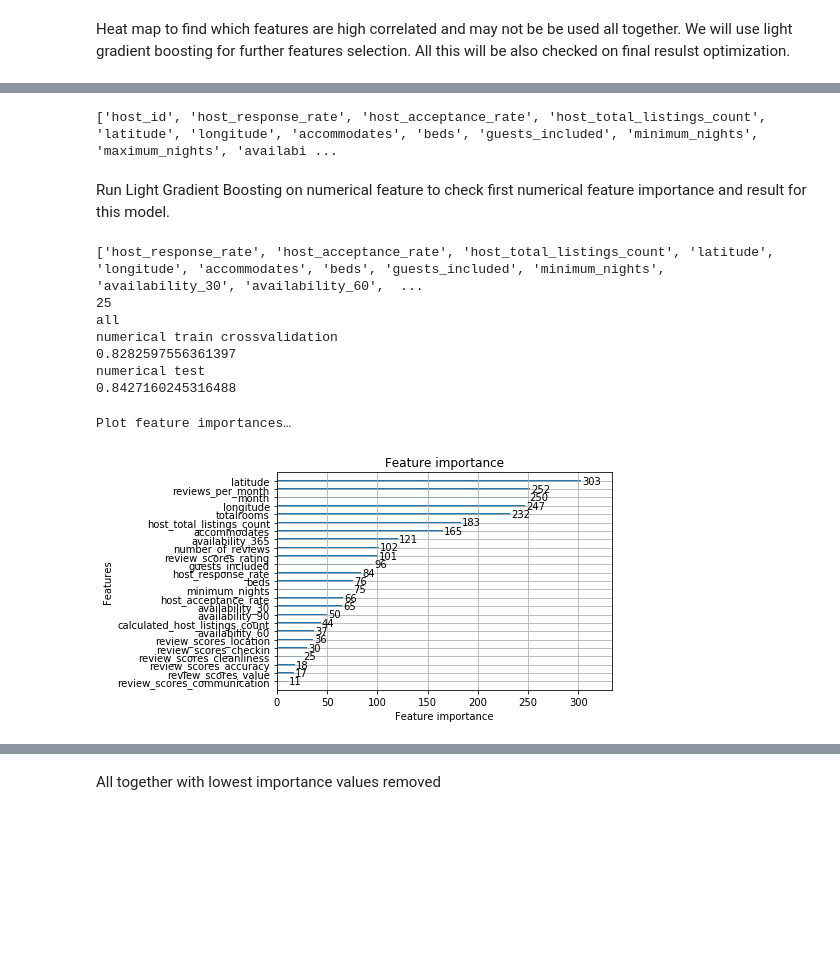
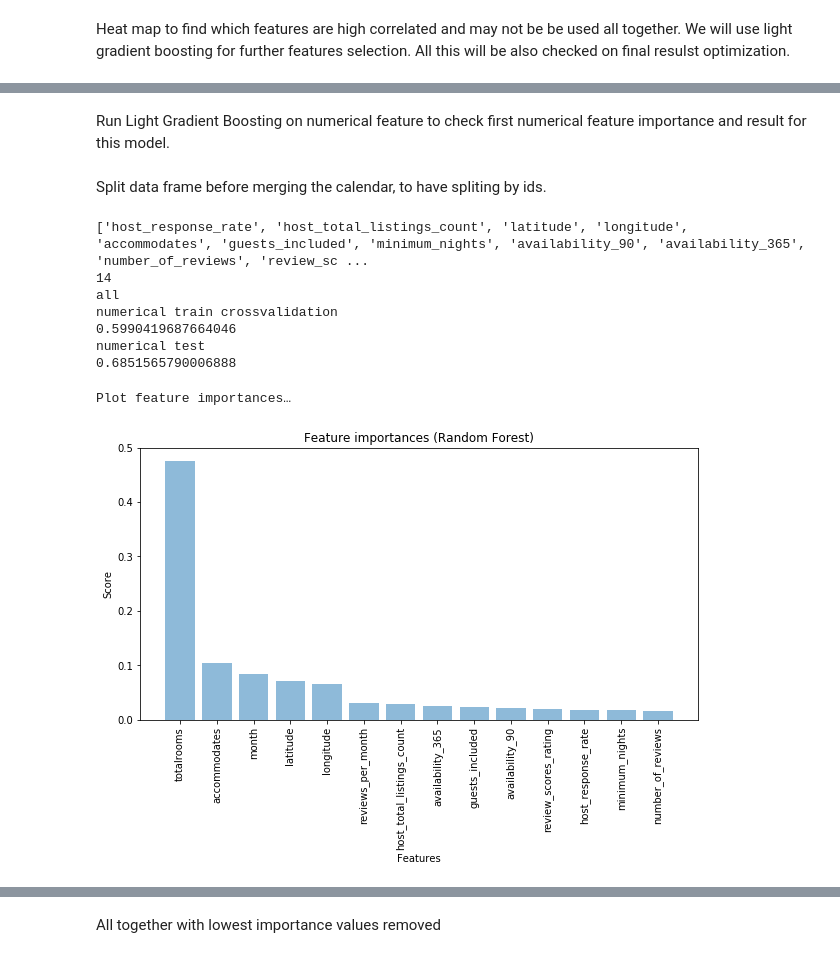
Before and after one commit to kuzn137/airbnb-data-modeling, a Jupyter notebook: airbnb.ipynb, the cells around one changed output, grey strips where cells are left out. Saved outputs shown, nothing was run; the diff lists cells and outputs as text; code cells hidden in the pictures; blank space fills up the shorter version.

```diff
--- a/airbnb.ipynb
+++ b/airbnb.ipynb
@@ -185,9 +278,8 @@ df["host_total_listings_count"]=df["host_total_listings_count"].fillna(df["host_
  Heat map to find which features are high correlated and may not be be used all together. We will use light gradient boosting for further features selection. All this will be also checked on final resulst optimization.
 # %%
 #first to exclude
-exc=  ['host_id']#['calculated_host_listings_count', 'review_scores_location', 'review_scores_communication', 'review_scores_accuracy',  'review_scores_cleanliness', 'host_listings_count', "price"]
-col = [i for i in colf if i not in exc]
-corr = df[col].corr()
+col = [i for i in col if i not in exc]
+corr = df_train[col].corr()
 # Generate a mask for the upper triangle
 mask = np.zeros_like(corr, dtype=np.bool)
 mask[np.triu_indices_from(mask)] = True
@@ -206,50 +298,43 @@ sns.heatmap(corr, mask=mask, cmap=cmap, vmax=.3, center=0,
-# %%
-#From highly correlated features this feature works better (checked) and reduce number of features
-df['totalrooms'] = df['bedrooms']+df['bathrooms']
-del df['bedrooms']
-del df['bathrooms']
-col=df.select_dtypes(['float', 'int', 'int64']).columns
-#excluded also 'host_listings_count' beacause it is almost the same as "host_total_listings_count" and it gives the same result
-col =[i for i in col if i not in ['id', 'scrape_id', 'host_listings_count']]
-print(col)
-# %% [output]
-['host_id', 'host_response_rate', 'host_acceptance_rate', 'host_total_listings_count', 'latitude', 'longitude', 'accommodates', 'beds', 'guests_included', 'minimum_nights', 'maximum_nights', 'availabi ...
 # %% [markdown]
 Run Light Gradient Boosting on numerical feature to check first numerical feature importance and result for this model.
+# %% [markdown]
+Split data frame before merging the calendar, to have spliting by ids.
 # %%
-#'host_listings_count' is also excluded beacause it is almost the same as "host_total_listings_count" and it gives the same result
-del df['host_listings_count']
-del df['scrape_id']
-#som columns will be in exc in case they are needed later
-exc=  ['host_id','id', 'maximum_nights', 'price']#['calculated_host_listings_count', 'review_scores_location', 'review_scores_communication', 'review_scores_accuracy',  'review_scores_cleanliness', 'host_listings_count', "price"]
-
+#some columns will be in exc in case they are needed later
+exc=  ['id', 'maximum_nights', 'price']#['calculated_host_listings_count', 'review_scores_location', 'review_scores_communication', 'review_scores_accuracy',  'review_scores_cleanliness', 'host_listings_count', "price"]
 col = [i for i in col if i not in exc]
 print(col)
-X_num=df[col]
-Y=df["price"]
-#model
+#col = ['host_response_rate', 'latitude', 'longitude', 'accommodates', 'month', 'totalrooms', 'number_of_reviews', 'availability_365', 'availability_60', 'review_scores_rating', 'minimum_nights', 'host_total_listings_count']
+X_num=df_train[col]
+Y=df_train["price"]
+Y_test=df_test["price"]
+X_test=df_test[col]
 print(len(col))
-model = lgb.LGBMRegressor(boosting_type ='gbdt', learning_rate = 0.1, num_leaves=32, max_depth =5)#DecisionTreeClassifier(min_samples_split=4, max_depth=8,  class_weight={0: 1, 1: 4})#
-score, test_score, y_pred, y_test = model_eval(X_num, Y, model)
+#model = lgb.LGBMRegressor(boosting_type ='gbdt', learning_rate = 0.1, num_leaves=32, max_depth =5)#DecisionTreeClassifier(min_samples_split=4, max_depth=8,  class_weight={0: 1, 1: 4})#
+model=RandomForestRegressor(n_estimators=100,
+                               criterion='mse',
+                               random_state=3,
+                               n_jobs=-1)
+score, test_score, y_pred = model_eval(X_num, Y, X_test, Y_test, model)
 print('all')
 print('numerical train crossvalidation')
 print(np.mean(score))
 print('numerical test')
 print(test_score)
 # %% [output]
-['host_response_rate', 'host_acceptance_rate', 'host_total_listings_count', 'latitude', 'longitude', 'accommodates', 'beds', 'guests_included', 'minimum_nights', 'availability_30', 'availability_60',  ...
-25
+['host_response_rate', 'host_total_listings_count', 'latitude', 'longitude', 'accommodates', 'guests_included', 'minimum_nights', 'availability_90', 'availability_365', 'number_of_reviews', 'review_sc ...
+14
 all
 numerical train crossvalidation
-0.8282597556361397
+0.5990419687664046
 numerical test
-0.8427160245316488
+0.6851565790006888
 # %%
-print("Plot feature importances…")
-ax = lgb.plot_importance(model, max_num_features=28)
-plt.show()
+#ax = lgb.plot_importance(model, max_num_features=28)
+#plt.show()
+plot_rf_features(X_num, model)
 # %% [output]
 Plot feature importances…
-[figure, old version]
+[figure, new version]
 # %%
 #remove lowest importance values and some of highly correlated, until we have the best result at the end
```
Also changed, not shown: parts of 46 cells of this notebook.
